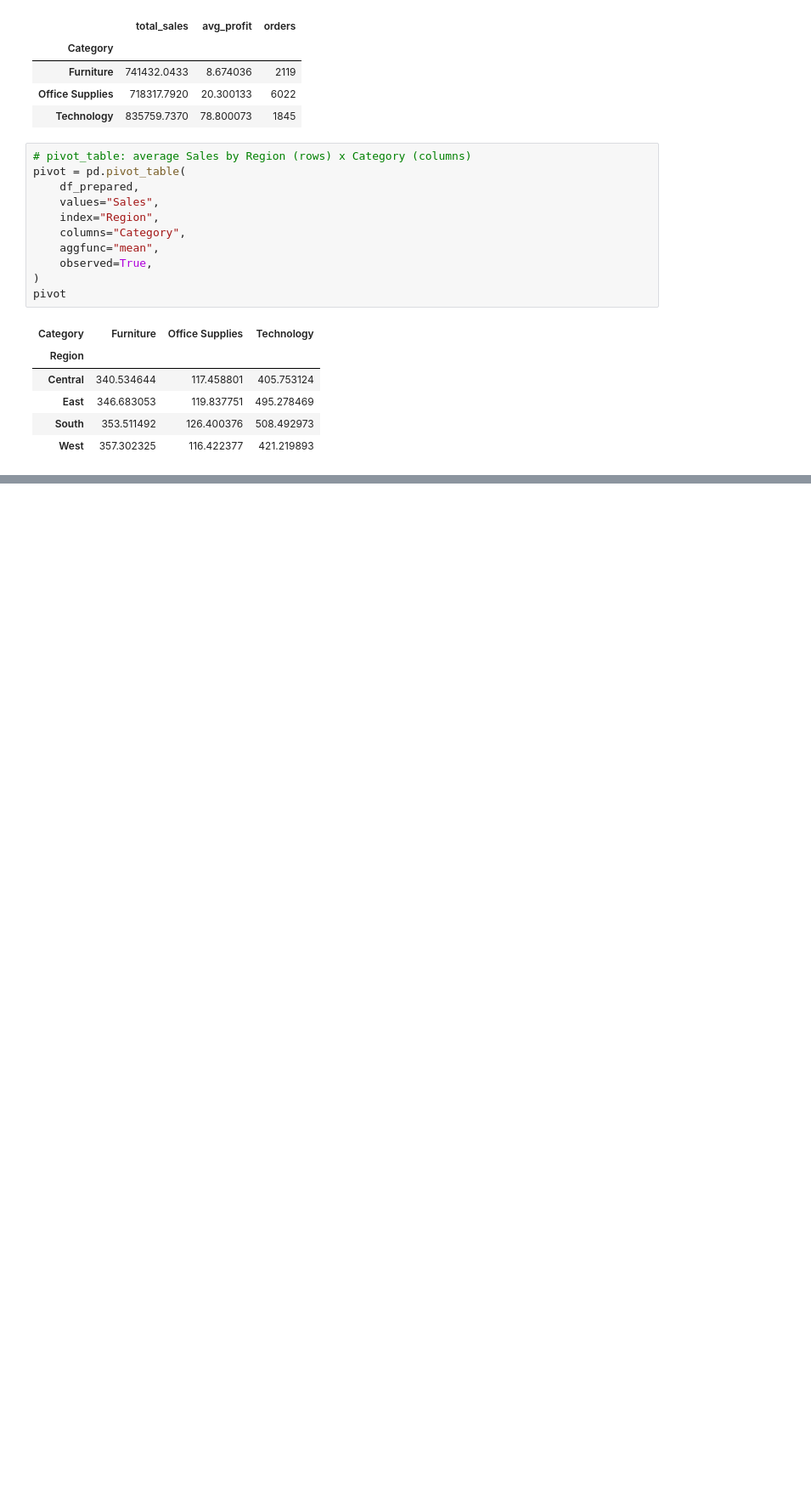
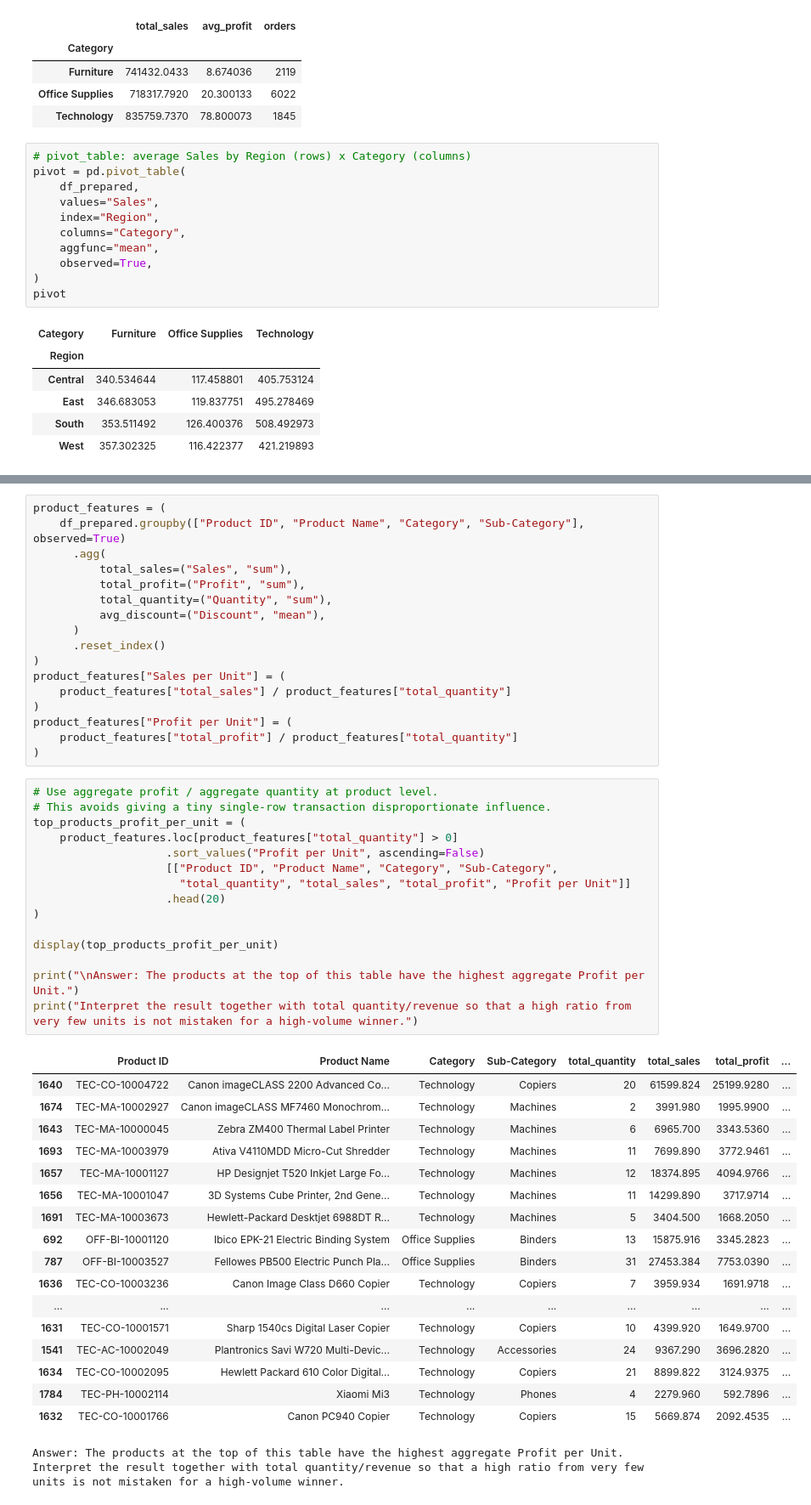
Before and after one commit to Mido-mashakl/Sample-Superstore-2019-Data-Analysis, a Jupyter notebook: eda_and_data_analysis.ipynb, the cells around one changed output, grey strips where cells are left out. Shown at 85% size. Drawn from its saved outputs; the diff is of its cells as text; blank space fills up the shorter version.

```diff
--- a/eda_and_data_analysis.ipynb
+++ b/eda_and_data_analysis.ipynb
@@ -308,0 +766,52 @@ for name, description in handoff_manifest.items():
+# %%
+product_features = (
+    df_prepared.groupby(["Product ID", "Product Name", "Category", "Sub-Category"], observed=True)
+      .agg(
+          total_sales=("Sales", "sum"),
+          total_profit=("Profit", "sum"),
+          total_quantity=("Quantity", "sum"),
+          avg_discount=("Discount", "mean"),
+      )
+      .reset_index()
+)
+product_features["Sales per Unit"] = (
+    product_features["total_sales"] / product_features["total_quantity"]
+)
+product_features["Profit per Unit"] = (
+    product_features["total_profit"] / product_features["total_quantity"]
+)
+# %%
+# Use aggregate profit / aggregate quantity at product level.
+# This avoids giving a tiny single-row transaction disproportionate influence.
+top_products_profit_per_unit = (
+    product_features.loc[product_features["total_quantity"] > 0]
+                    .sort_values("Profit per Unit", ascending=False)
+                    [["Product ID", "Product Name", "Category", "Sub-Category",
+                      "total_quantity", "total_sales", "total_profit", "Profit per Unit"]]
+                    .head(20)
+)
+
+display(top_products_profit_per_unit)
+
+print("\nAnswer: The products at the top of this table have the highest aggregate Profit per Unit.")
+print("Interpret the result together with total quantity/revenue so that a high ratio from very few units is not mistaken for a high-volume winner.")
+# %% [output]
+|  | Product ID | Product Name | Category | Sub-Category | total_quantity | total_sales | total_profit | ... |
+| 1640 | TEC-CO-10004722 | Canon imageCLASS 2200 Advanced Co... | Technology | Copiers | 20 | 61599.824 | 25199.9280 | ... |
+| 1674 | TEC-MA-10002927 | Canon imageCLASS MF7460 Monochrom... | Technology | Machines | 2 | 3991.980 | 1995.9900 | ... |
+| 1643 | TEC-MA-10000045 | Zebra ZM400 Thermal Label Printer | Technology | Machines | 6 | 6965.700 | 3343.5360 | ... |
+| 1693 | TEC-MA-10003979 | Ativa V4110MDD Micro-Cut Shredder | Technology | Machines | 11 | 7699.890 | 3772.9461 | ... |
+| 1657 | TEC-MA-10001127 | HP Designjet T520 Inkjet Large Fo... | Technology | Machines | 12 | 18374.895 | 4094.9766 | ... |
+| 1656 | TEC-MA-10001047 | 3D Systems Cube Printer, 2nd Gene... | Technology | Machines | 11 | 14299.890 | 3717.9714 | ... |
+| 1691 | TEC-MA-10003673 | Hewlett-Packard Desktjet 6988DT R... | Technology | Machines | 5 | 3404.500 | 1668.2050 | ... |
+| 692 | OFF-BI-10001120 | Ibico EPK-21 Electric Binding System | Office Supplies | Binders | 13 | 15875.916 | 3345.2823 | ... |
+| 787 | OFF-BI-10003527 | Fellowes PB500 Electric Punch Pla... | Office Supplies | Binders | 31 | 27453.384 | 7753.0390 | ... |
+| 1636 | TEC-CO-10003236 | Canon Image Class D660 Copier | Technology | Copiers | 7 | 3959.934 | 1691.9718 | ... |
+| ... | ... | ... | ... | ... | ... | ... | ... | ... |
+| 1631 | TEC-CO-10001571 | Sharp 1540cs Digital Laser Copier | Technology | Copiers | 10 | 4399.920 | 1649.9700 | ... |
+| 1541 | TEC-AC-10002049 | Plantronics Savi W720 Multi-Devic... | Technology | Accessories | 24 | 9367.290 | 3696.2820 | ... |
+| 1634 | TEC-CO-10002095 | Hewlett Packard 610 Color Digital... | Technology | Copiers | 21 | 8899.822 | 3124.9375 | ... |
+| 1784 | TEC-PH-10002114 | Xiaomi Mi3 | Technology | Phones | 4 | 2279.960 | 592.7896 | ... |
+| 1632 | TEC-CO-10001766 | Canon PC940 Copier | Technology | Copiers | 15 | 5669.874 | 2092.4535 | ... |
+Answer: The products at the top of this table have the highest aggregate Profit per Unit.
+Interpret the result together with total quantity/revenue so that a high ratio from very few units is not mistaken for a high-volume winner.
```
Also changed, not shown: parts of 37 cells of this notebook, 18 other files.
